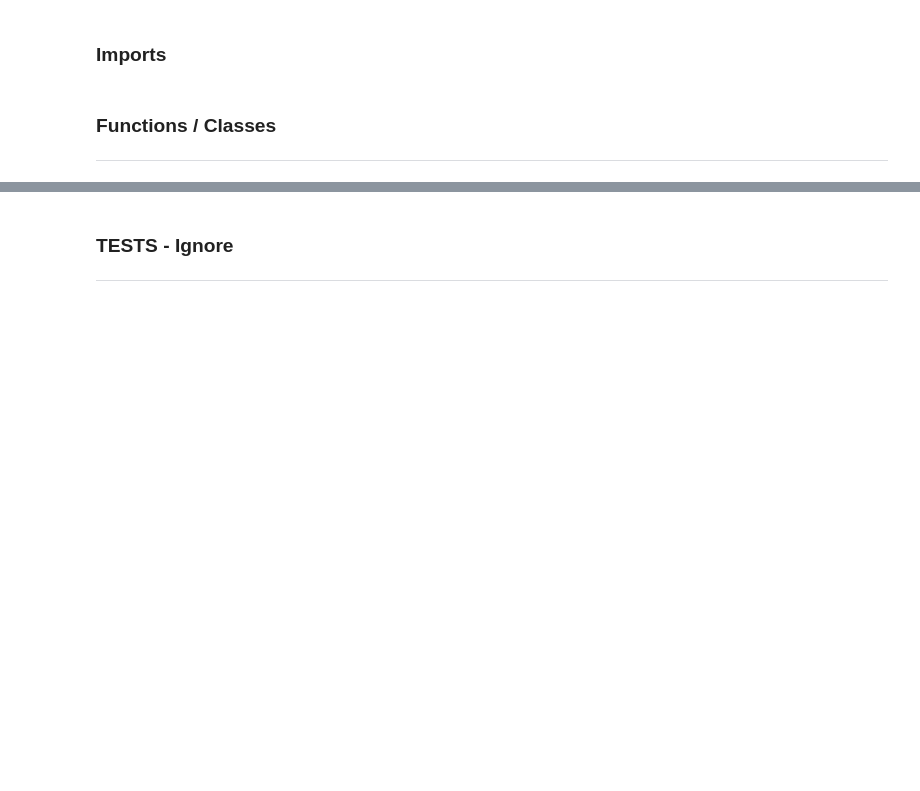
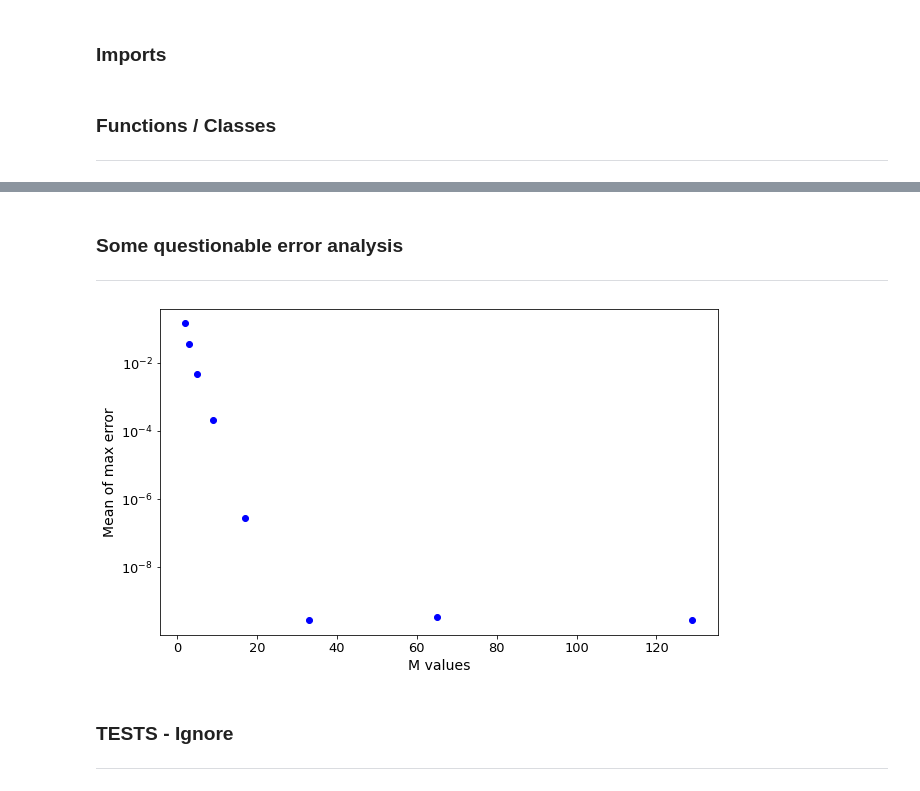
Before and after one commit to SByeUva/uncertainty_quantification, a Jupyter notebook: 06_homework/HW6.ipynb, the cells around one changed output, grey strips where cells are left out. Drawn from its saved outputs; the diff is of its cells as text; code cells hidden in the pictures; blank space fills up the shorter version.

```diff
--- a/06_homework/HW6.ipynb
+++ b/06_homework/HW6.ipynb
@@ -97,3 +184,47 @@ def System_solver(N, domain, boundary, kappa, steps = 100):
+# %% [markdown]
+### Some questionable error analysis
+-----
+# %%
+# Computes a mean of max error type of norm
+# NOTE: System solver has 10^(-8) as tollerance by default -> changed to 10**(-12) to see if convergence goes beyond this
+
+# From this it can be seen that around M = 33 gives good results not much more can be expected by only increasing M
+# Also by testing various values of N it seems to be stable from around N = 250 with error around 10**(-10)
+
+##### see size of error for different values of M #####
+
+# number of grid points
+N = 500
+x_vals = np.linspace(-1, 1, N)
+# values of M to test note these are nested for a nice speedup
+M_vals = [2**n + 1 for n in range(8)]
+# values of kappa for which to test
+kappa_vals = np.linspace(0.05, 0.35, 10)
+
+# init class
+SC = Stoch_Collocation()
+# init list to store errors
+Error_list = []
+# Test
+for M in M_vals:
+    # reset error for current M val
+    error = 0
+    # get errors for each kappa val
+    for kappa in kappa_vals:
+        approx = np.array(SC.stoch_colloctation(N, M, x_vals, kappa, res_tol = 10**(-12), update_tol=10**(-12)))
+        real = System_solver(N, [-1, 1], [1, -1], kappa, res_tol = 10**(-12), update_tol=10**(-12))
+        error += np.linalg.norm(real - approx, np.inf)
+
+    # append mean of max error
+    Error_list.append(error/10)
+
+plt.figure(figsize=(10,6))
+plt.semilogy(M_vals, Error_list, 'bo');
+plt.xlabel('M values', fontsize=14);
+plt.ylabel('Mean of max error', fontsize=14);
+plt.tick_params('both', labelsize=13);
+# %% [output]
+[figure, added]
 # %% [markdown]
 ### TESTS - Ignore
 -------
```
Also changed, not shown: parts of 8 cells of this notebook.
